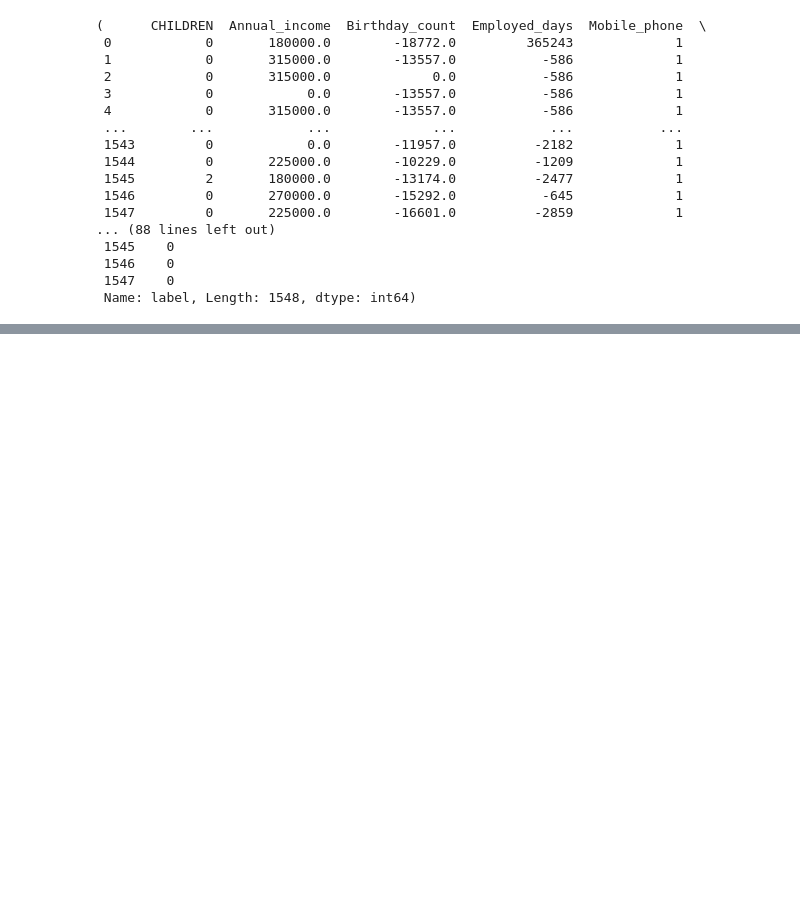
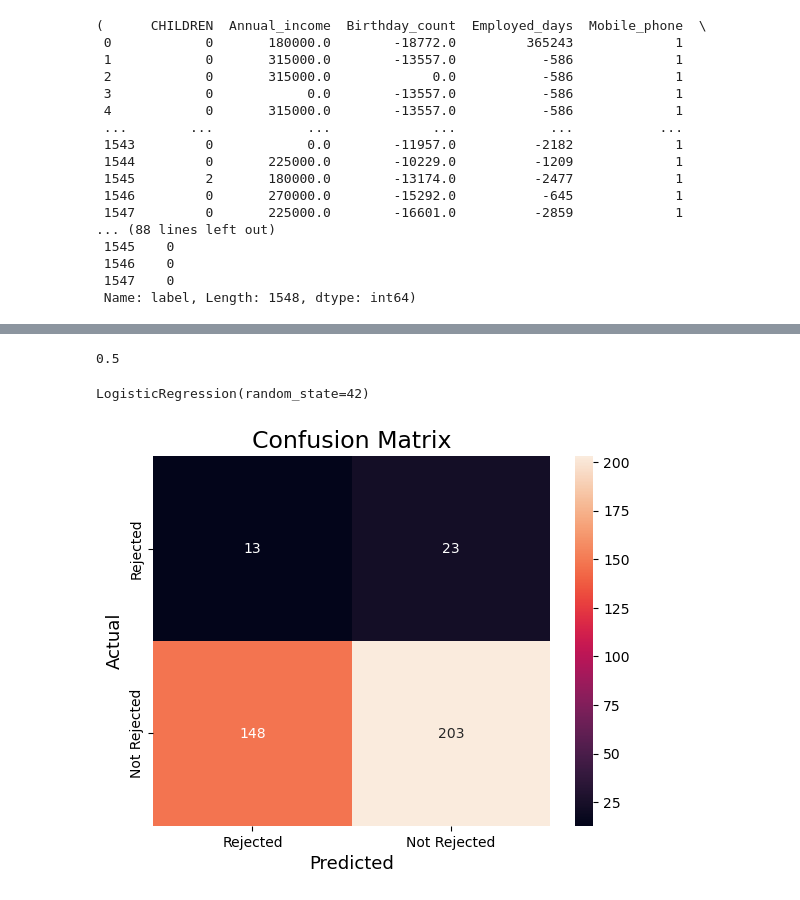
Before and after one commit to sdray5/projects, a Jupyter notebook: credit_card/Credit Card.ipynb, the cells around one changed output, grey strips where cells are left out. Saved outputs shown, nothing was run; the diff lists cells and outputs as text; code cells hidden in the pictures; blank space fills up the shorter version.

Commit message:
Added in oversampling to the model

```diff
--- a/credit_card/Credit Card.ipynb
+++ b/credit_card/Credit Card.ipynb
@@ -202,0 +281,32 @@ Name: label, Length: 1161, dtype: int64
+# %%
+oversample = RandomOverSampler(sampling_strategy='minority')
+# %%
+X_train, y_train = oversample.fit_resample(X_train, y_train)
+# %%
+y_train.sum()/y_train.count()
+# now we have a 50/50 split
+# %% [output]
+0.5
+# %%
+classifier = LogisticRegression(random_state = 42)
+classifier.fit(X_train, y_train)
+# %% [output]
+LogisticRegression(random_state=42)
+# %%
+y_pred = classifier.predict(X_test)
+# %%
+labels = [1, 0]
+cm = confusion_matrix(y_test,y_pred, labels=labels)
+
+sns.heatmap(cm,
+            annot=True,
+            fmt='g',
+            xticklabels=['Rejected','Not Rejected'],
+            yticklabels=['Rejected','Not Rejected'])
+plt.ylabel('Actual',fontsize=13)
+plt.xlabel('Predicted',fontsize=13)
+plt.title('Confusion Matrix',fontsize=17)
+plt.show()
+# model not doing a great job at distinguishing which credit cards should be rejected
+# %% [output]
+[figure, added]
```
Also changed, not shown: parts of 16 cells of this notebook.
